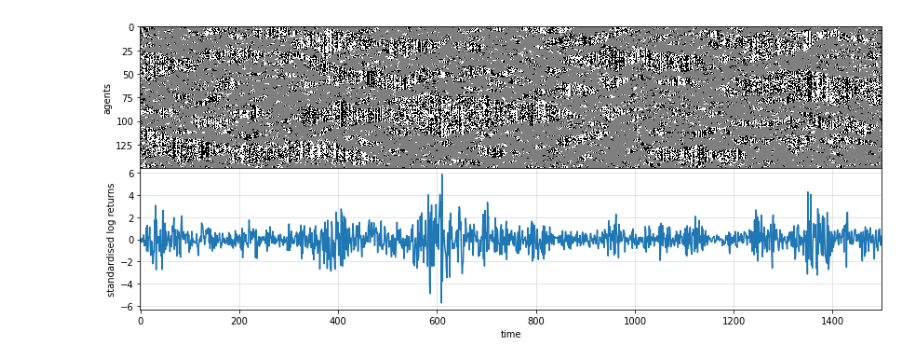
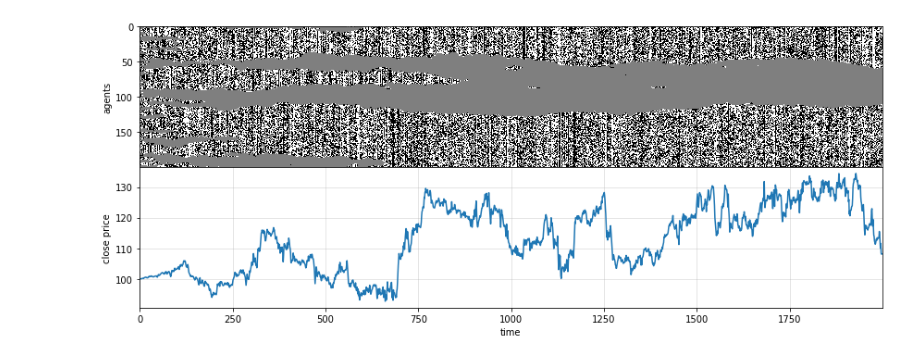
Before and after one commit to charelF/ComplexSystems, a Jupyter notebook: code/charel/bartolozzi2004.ipynb, the cells around one changed output. Drawn from its saved outputs; the diff is of its cells as text; code cells hidden in the pictures.

```diff
--- a/code/charel/bartolozzi2004.ipynb
+++ b/code/charel/bartolozzi2004.ipynb
@@ -54,14 +54,17 @@ def cluster_info(arr):
     coord2k = {e:k for k,v in k2coord.items() for e in v}
     return Ncl, Nk, k2coord, coord2k
 # %%
-pd = 0.25
-pe = 0.02
-ph = 0.18 # vary
+# pd = 0.25
+# pe = 0.02
+# ph = 0.18 # vary
+pd = 0.1
+pe = 0.0001
+ph = 0.1 # vary
 
 pa = 0.5
 
-N0 = 1500
-N1 = 150
+N0 = 2000
+N1 = 200
 
 A = 2
 a = 0.1
@@ -117,33 +120,41 @@ for t in range(N0):
 
         # active trader diffuses if it has inactive neighbour
         # only happens at edge of cluster
         if G[t,i] != 0:
             if random.random() < pd:
                 if (G[t,(i-1)%N1] == 0) or (G[t,(i+1)%N1] == 0):
                     G[t+1,i] = 0
                 else:
                     continue
 
         # nontrader enters market
         if G[t,i] == 0:
             if random.random() < pe:
                 G[t+1,i] = random.choice([-1,1])
 
 fig, (ax1, ax2) = plt.subplots(
     ncols=1, nrows=2, figsize=(12,5), sharex=True, gridspec_kw = {'wspace':0, 'hspace':0}
 )
 ax1.imshow(G.T, cmap="binary", interpolation="None", aspect="auto")
 # plt.colorbar()
 
 r = (x - np.mean(x)) / np.std(x)
-ax2.plot(r)
+s = 100
+S = np.zeros_like(x)
+S[0] = s
+for i in range(1,N0):
+    # S[i] = S[i-1] + (S[i-1] * r[i])
+    S[i] = S[i-1] + (S[i-1] * r[i]/100) + 0.01
+
+ax2.plot(S)
 ax2.grid(alpha=0.4)
 
 ax2.set_xlabel("time")
-ax2.set_ylabel("standardised log returns")
+# ax2.set_ylabel("standardised log returns")
+ax2.set_ylabel("close price")
 ax1.set_ylabel("agents")
 
 plt.tight_layout()
 plt.show()
 # %% [output]
-[figure, old version]
+[figure, new version]
```
